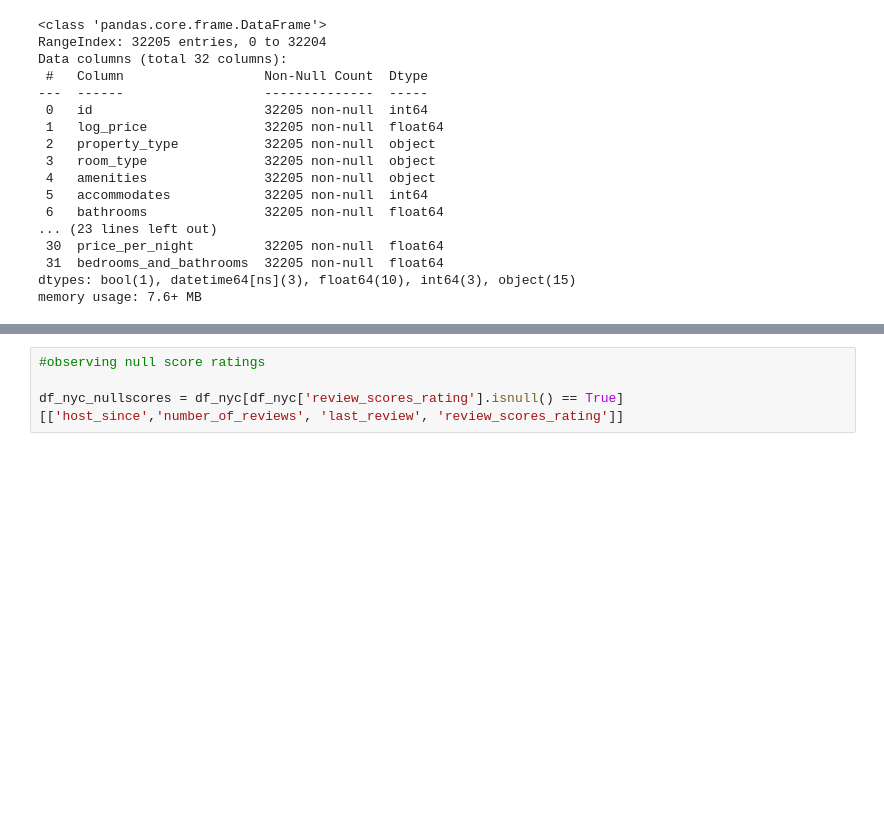
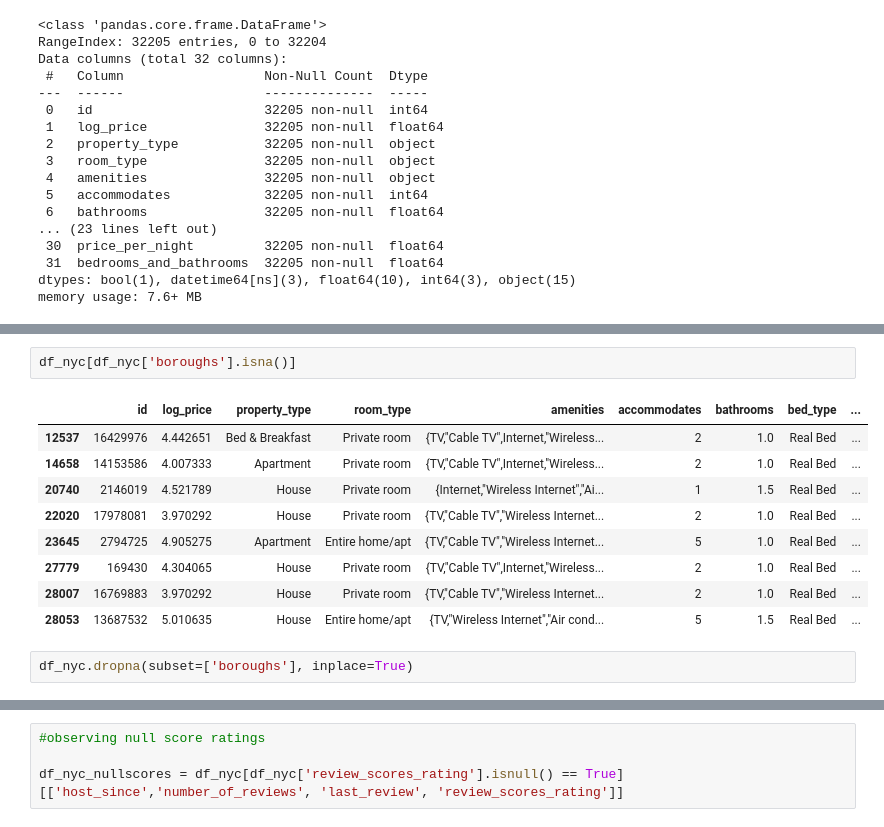
Before and after one commit to schoe4208/Airbnb-NYC-Predictive-Analysis, a Jupyter notebook: airbnb_notebook.ipynb, the cells around one changed output, grey strips where cells are left out. Drawn from its saved outputs; the diff is of its cells as text; blank space fills up the shorter version.

```diff
--- a/airbnb_notebook.ipynb
+++ b/airbnb_notebook.ipynb
@@ -248,0 +338,14 @@ memory usage: 7.6+ MB
+# %%
+df_nyc[df_nyc['boroughs'].isna()]
+# %% [output]
+|  | id | log_price | property_type | room_type | amenities | accommodates | bathrooms | bed_type | ... |
+| 12537 | 16429976 | 4.442651 | Bed & Breakfast | Private room | {TV,"Cable TV",Internet,"Wireless... | 2 | 1.0 | Real Bed | ... |
+| 14658 | 14153586 | 4.007333 | Apartment | Private room | {TV,"Cable TV",Internet,"Wireless... | 2 | 1.0 | Real Bed | ... |
+| 20740 | 2146019 | 4.521789 | House | Private room | {Internet,"Wireless Internet","Ai... | 1 | 1.5 | Real Bed | ... |
+| 22020 | 17978081 | 3.970292 | House | Private room | {TV,"Cable TV","Wireless Internet... | 2 | 1.0 | Real Bed | ... |
+| 23645 | 2794725 | 4.905275 | Apartment | Entire home/apt | {TV,"Cable TV","Wireless Internet... | 5 | 1.0 | Real Bed | ... |
+| 27779 | 169430 | 4.304065 | House | Private room | {TV,"Cable TV",Internet,"Wireless... | 2 | 1.0 | Real Bed | ... |
+| 28007 | 16769883 | 3.970292 | House | Private room | {TV,"Cable TV","Wireless Internet... | 2 | 1.0 | Real Bed | ... |
+| 28053 | 13687532 | 5.010635 | House | Entire home/apt | {TV,"Wireless Internet","Air cond... | 5 | 1.5 | Real Bed | ... |
+# %%
+df_nyc.dropna(subset=['boroughs'], inplace=True)
```
Also changed, not shown: parts of 52 cells of this notebook.
